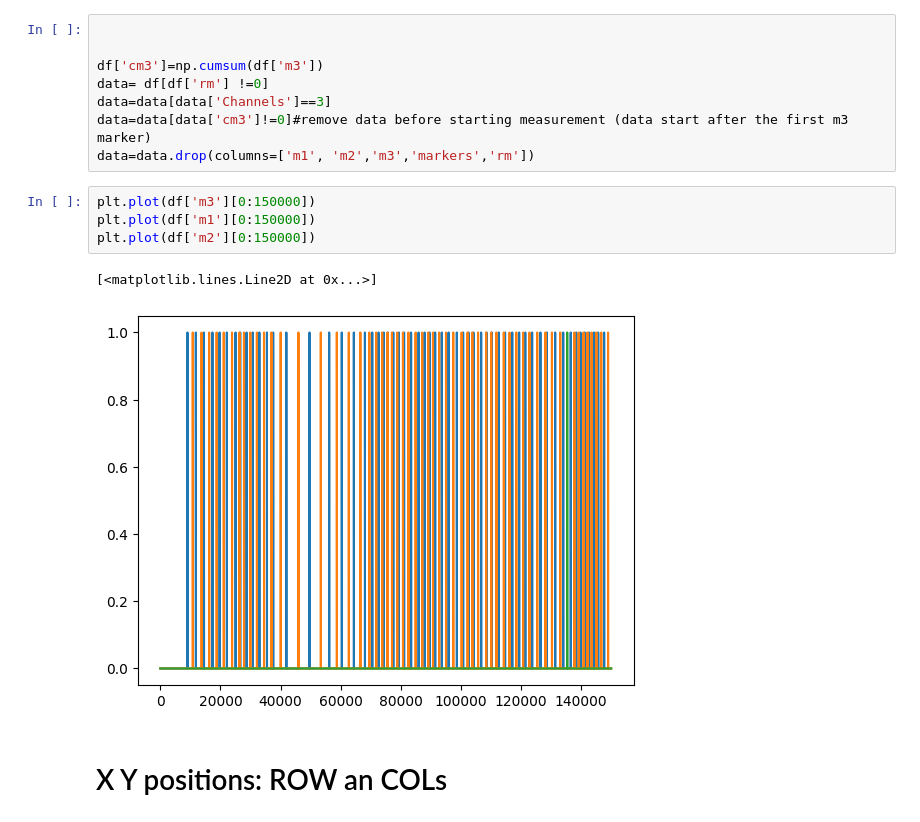
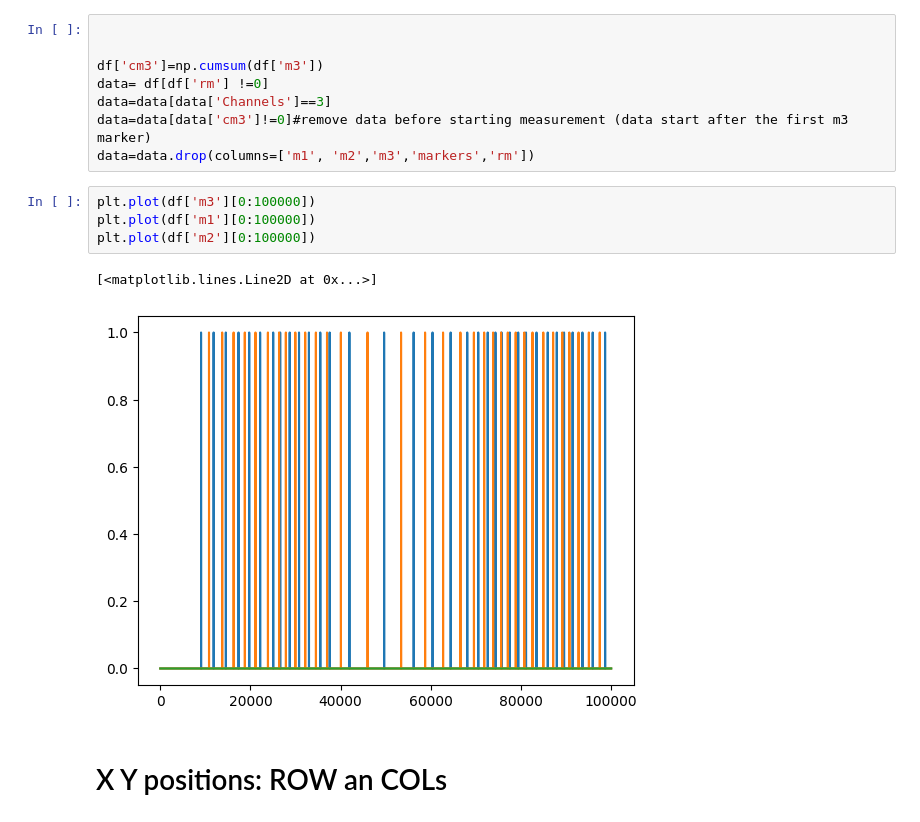
Before and after one commit to MikelElorza/Data-analysis, a Jupyter notebook: Narrow field/Imaging/Imaging_with_markers.ipynb, the cells around one changed output. Saved outputs shown, nothing was run; the diff lists cells and outputs as text.

```diff
--- a/Narrow field/Imaging/Imaging_with_markers.ipynb
+++ b/Narrow field/Imaging/Imaging_with_markers.ipynb
@@ -68,12 +72,12 @@ data=data[data['Channels']==3]
 data=data[data['cm3']!=0]#remove data before starting measurement (data start after the first m3 marker)
 data=data.drop(columns=['m1', 'm2','m3','markers','rm'])
 # %%
-plt.plot(df['m3'][0:150000])
-plt.plot(df['m1'][0:150000])
-plt.plot(df['m2'][0:150000])
+plt.plot(df['m3'][0:100000])
+plt.plot(df['m1'][0:100000])
+plt.plot(df['m2'][0:100000])
 # %% [output]
 [<matplotlib.lines.Line2D at 0x...>]
-[figure, old version]
+[figure, new version]
 # %% [markdown]
 # X Y positions: ROW an COLs
 # %%
```
Also changed, not shown: parts of 11 cells of this notebook.
